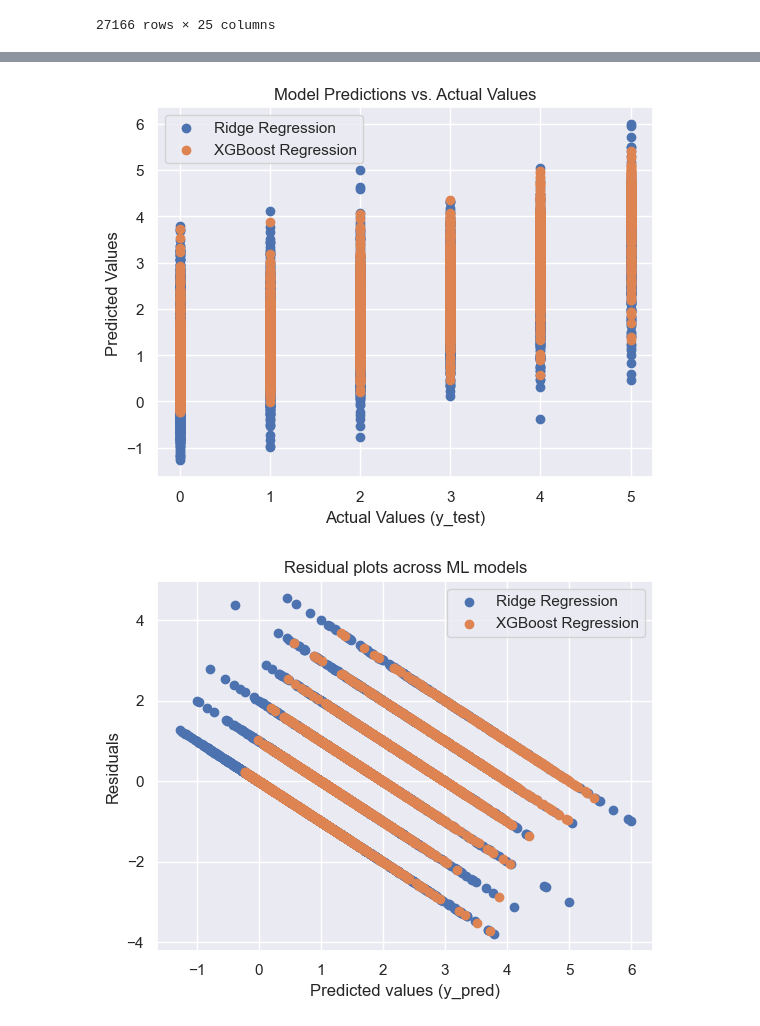
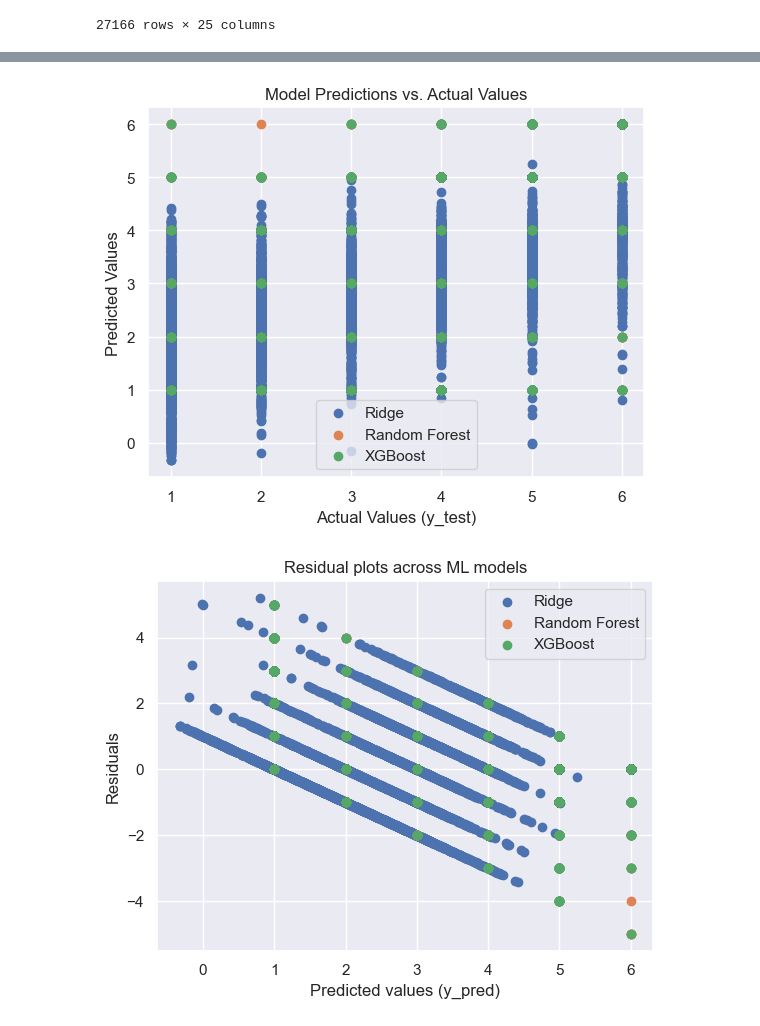
Before and after one commit to evanyfyip/vm-spinal-risk, a Jupyter notebook: vm-spinal-risk/notebooks/step2_ml_pipeline_choice_model.ipynb, the cells around one changed output, grey strips where cells are left out. Saved outputs shown, nothing was run; the diff lists cells and outputs as text; code cells hidden in the pictures.

Commit message:
Updated model training

```diff
--- a/vm-spinal-risk/notebooks/step2_ml_pipeline_choice_model.ipynb
+++ b/vm-spinal-risk/notebooks/step2_ml_pipeline_choice_model.ipynb
@@ -128,20 +129,21 @@ X_train, X_test, y_train, y_test = train_test_split(X, y, test_size=0.2, random_
 # %%
 # Define models
 models = {
-    'Ridge Regression': Ridge(),
-    # 'Random Forest Regression': RandomForestRegressor(),
-    'XGBoost Regression': XGBRegressor()
-    # 'SVM Regression': SVR()
+    'Ridge': Ridge(),
+    'Random Forest': RandomForestClassifier(),
+    'XGBoost': XGBClassifier()
+    # 'LGBM': LGBMClassifier()
+    # 'SVM': SVC()
 }
 
 # Define parameter grids for hyperparameter tuning
 param_grids = {
-    'Random Forest Regression': {
+    'Random Forest': {
         'n_estimators': [100, 200, 300],
         'max_depth': [5, 10, 20],
         'min_samples_split': [2, 5, 10]
     },
-    'XGBoost Regression': {
+    'XGBoost': {
         'n_estimators': np.arange(50, 200, 10),
         'learning_rate': np.linspace(0.005, 0.1, 25),
         'max_depth': np.arange(2, 12, 2),
@@ -150,17 +152,27 @@ param_grids = {
         'gamma': np.linspace(0, 0.5, 5),
         'colsample_bytree': np.linspace(0.5, 1, 5)
     },
-    'Ridge Regression': {
+    'Ridge': {
         'alpha': [0, 1, 2]
     },
-    'SVM Regression': {
+    'LGBM': {
+        'n_estimators': np.arange(50, 200, 10),
+        'boosting_type': ['gbdt', 'dart', 'rf'],
+        'learning_rate': np.linspace(0.005, 0.1, 25),
+        'max_depth': np.arange(2, 12, 2),
+        'subsample': np.linspace(0.5, 1, 6),
+        'min_child_weight': np.arange(1, 10, 2),
+        'colsample_bytree': np.linspace(0.5, 1, 5),
+        'verbose': [-1]
+    },
+    'SVM': {
         'C': [0.1, 1, 10],
         'gamma': ['scale', 'auto'],
         'kernel': ['linear', 'rbf']
     }
 }
 SEARCH_METHOD = 'random'
-degree = 2
+degree = 1
 
 # Perform hyperparameter tuning and model training
 predictions = {}
@@ -218,6 +257,6 @@ XGBoost Regression - Mean Squared Error: 0.6636992531881538
 # %%
 for model_name, y_train_pred in train_predictions.items():
-    plt.scatter(y_train, y_train_pred, label=model_name)
+    plt.scatter(y_train+1, y_train_pred+1, label=model_name)
 
 plt.xlabel('Actual Values (y_train)')
 plt.ylabel('Predicted Values (y_train_pred)')
@@ -230,6 +269,6 @@ plt.show()
 # %%
 for model_name, y_pred in predictions.items():
-    plt.scatter(y_test, y_pred, label=model_name)
+    plt.scatter(y_test+1, y_pred+1, label=model_name)
 
 plt.xlabel('Actual Values (y_test)')
 plt.ylabel('Predicted Values')
@@ -238,18 +277,18 @@ plt.legend()
 plt.grid(True)
 plt.show()
 # %% [output]
-[figure, old version]
+[figure, new version]
 # %%
 for model_name, y_pred in predictions.items():
-    plt.scatter(y_pred, y_test - y_pred, label=model_name)
+    plt.scatter(y_pred+1, y_test - y_pred, label=model_name)
 
 plt.xlabel('Predicted values (y_pred)')
 plt.ylabel('Residuals')
 plt.title('Residual plots across ML models')
 plt.legend()
 plt.grid(True)
 plt.show()
 # %% [output]
-[figure, old version]
+[figure, new version]
 # %%
 for model_name, y_pred in predictions.items():
```
Also changed, not shown: parts of 9 cells of this notebook.
